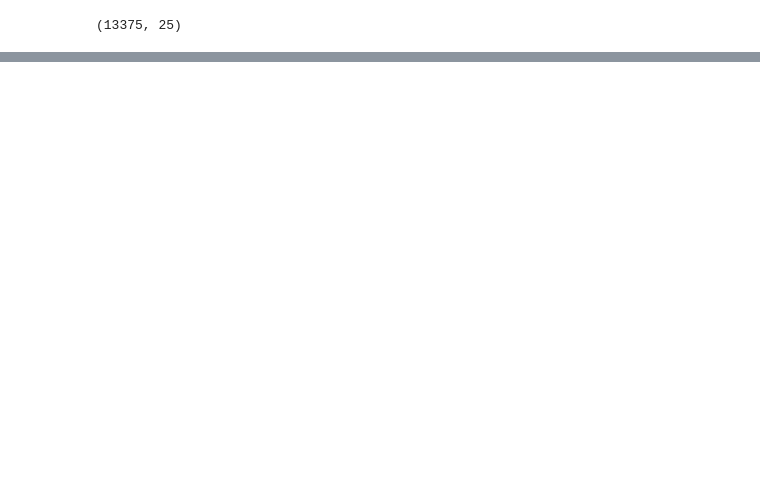
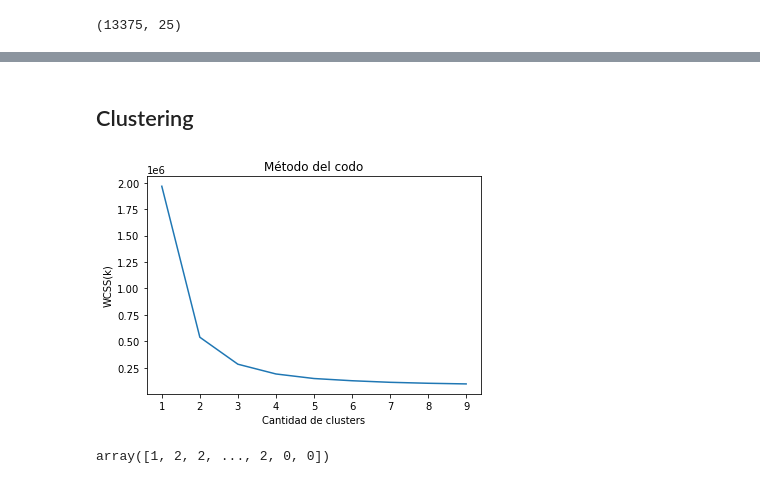
Before and after one commit to maisrahu/data-bbva-reto, a Jupyter notebook: train.ipynb, the cells around one changed output, grey strips where cells are left out. Saved outputs shown, nothing was run; the diff lists cells and outputs as text; code cells hidden in the pictures; blank space fills up the shorter version.

```diff
--- a/train.ipynb
+++ b/train.ipynb
@@ -187,0 +224,2 @@ df_personas[cols_yes].head()
+# %% [markdown]
+## Clustering
@@ -187,0 +238,23 @@ df_personas[cols_yes].head()
+# %%
+df_personas_md = df_personas[cols_yes].dropna()
+# %%
+def elbowMethod(datos, max_clusters = 10, iterat = 200):
+
+    wcss = []
+
+    for i in range(1, max_clusters):
+
+        kmeans = KMeans(n_clusters = i, init = "k-means++", max_iter=iterat, n_init=10, random_state=123)
+        kmeans.fit(datos)
+
+        wcss.append(kmeans.inertia_)
+
+    plt.plot(range(1, max_clusters), wcss)
+    plt.title("Método del codo")
+    plt.xlabel("Cantidad de clusters")
+    plt.ylabel("WCSS(k)")
+    plt.show()
+# %%
+elbowMethod(df_personas_md)
+# %% [output]
+[figure, added]
@@ -187,0 +267,4 @@ df_personas[cols_yes].head()
+# %%
+y_pred
+# %% [output]
+array([1, 2, 2, ..., 2, 0, 0])
```
Also changed, not shown: parts of 24 cells of this notebook.
